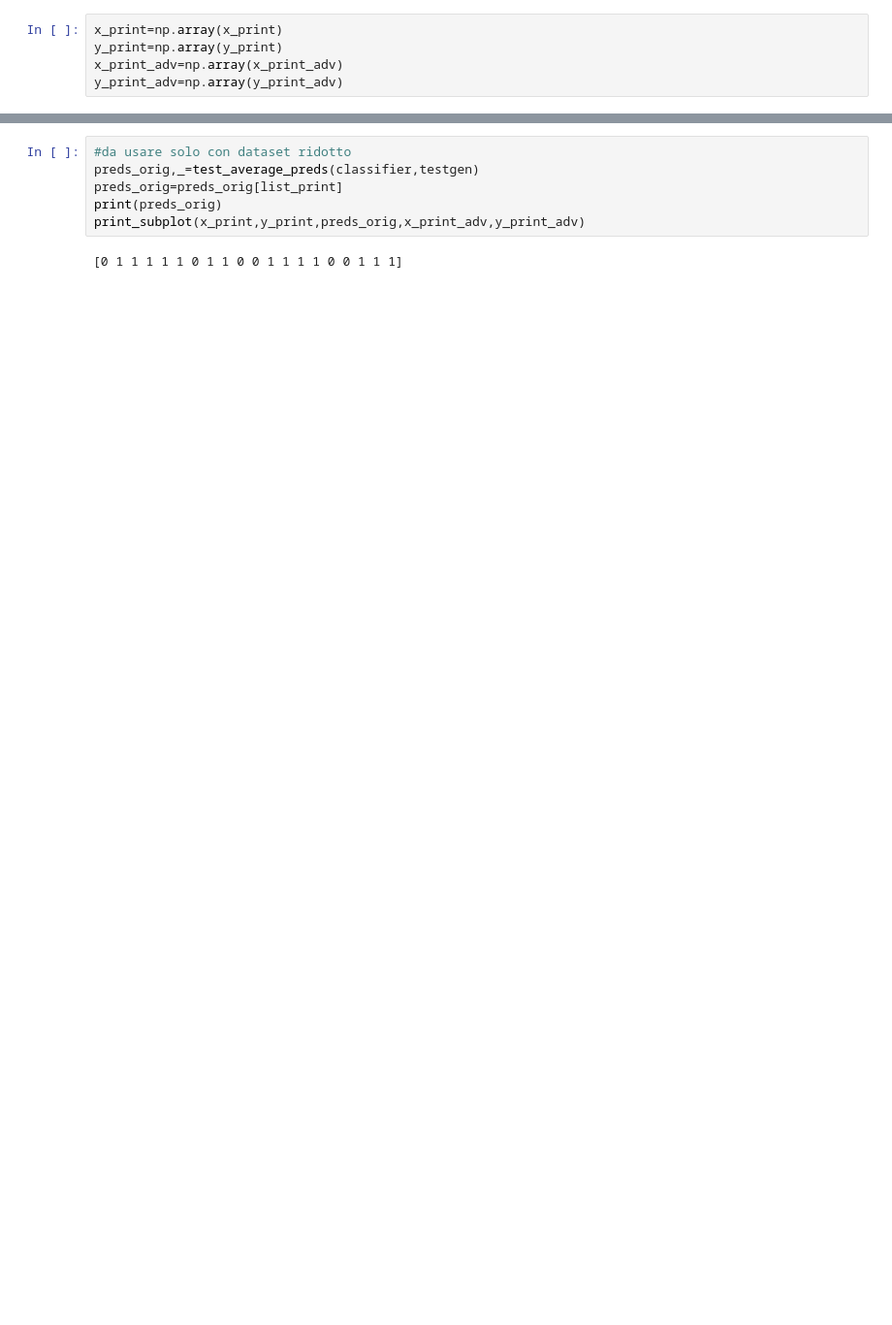
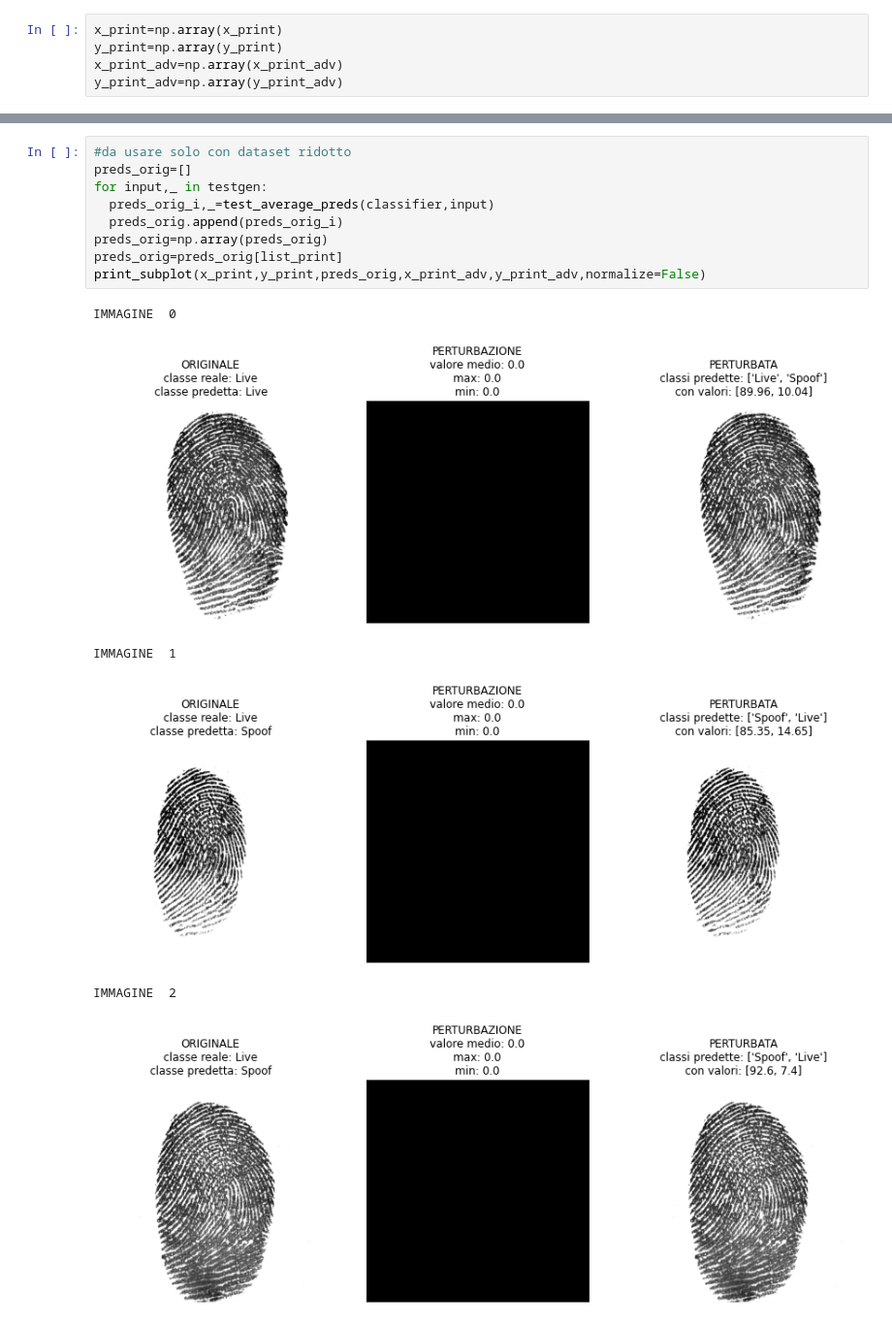
Before and after one commit to umbertogagl97/Tesi, a Jupyter notebook: Impronte/AttaccoScanner/Attacco_PGD.ipynb, the cells around one changed output, grey strips where cells are left out. Shown at 97% size. Drawn from its saved outputs; the diff is of its cells as text; blank space fills up the shorter version.

```diff
--- a/Impronte/AttaccoScanner/Attacco_PGD.ipynb
+++ b/Impronte/AttaccoScanner/Attacco_PGD.ipynb
@@ -1259,8 +1275,16 @@ print(x_print_adv.shape)
 # %%
 #da usare solo con dataset ridotto
-preds_orig,_=test_average_preds(classifier,testgen)
+preds_orig=[]
+for input,_ in testgen:
+  preds_orig_i,_=test_average_preds(classifier,input)
+  preds_orig.append(preds_orig_i)
+preds_orig=np.array(preds_orig)
 preds_orig=preds_orig[list_print]
-print(preds_orig)
-print_subplot(x_print,y_print,preds_orig,x_print_adv,y_print_adv)
+print_subplot(x_print,y_print,preds_orig,x_print_adv,y_print_adv,normalize=False)
 # %% [output]
-[0 1 1 1 1 1 0 1 1 0 0 1 1 1 1 0 0 1 1 1]
+IMMAGINE  0
+[figure, added]
+IMMAGINE  1
+[figure, added]
+IMMAGINE  2
+[figure, added]
```
Also changed, not shown: parts of 46 cells of this notebook.
